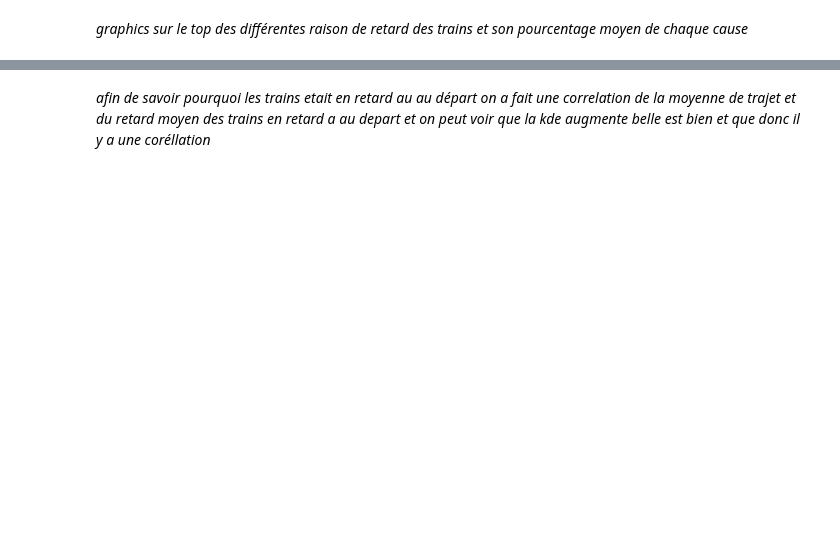
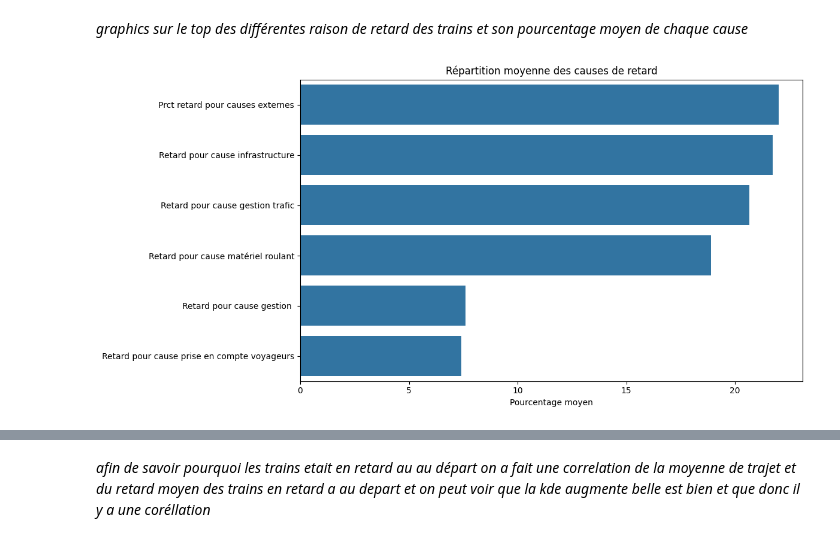
Before and after one commit to Vutivo/tardis, a Jupyter notebook: tardis_eda.ipynb, the cells around one changed output, grey strips where cells are left out. Drawn from its saved outputs; the diff is of its cells as text; code cells hidden in the pictures; blank space fills up the shorter version.

```diff
--- a/tardis_eda.ipynb
+++ b/tardis_eda.ipynb
@@ -232,20 +185,27 @@ plt.grid(True, linestyle="--", alpha=0.7) # adding a grid to the graph linestyle
 # %%
 causes = [  # lists all causes of dataset delays
     "Prct retard pour causes externes",
     "Prct retard pour cause infrastructure",
     "Prct retard pour cause gestion trafic",
     "Prct retard pour cause matériel roulant",
     "Prct retard pour cause gestion en gare et réutilisation de matériel",
     "Prct retard pour cause prise en compte voyageurs (affluence, gestions PSH, correspondances)"
 ]
 mean_causes = df[causes].mean().sort_values(ascending=False) # Select only the causes mentioned above, calculate the average of each column with mean() (each cause is a column) and output value. false sorts in descending order to create a top list.
 
 plt.figure(figsize=(12, 6)) # figure create a new drawing area and figsize changes the size of the drawing
-sns.barplot(x=mean_causes.values, y=mean_causes.index) # creates a bar chart with x and y: x = the numerical values of the average delays for each cause, y = the names of the causes
+sns.barplot(x=mean_causes.values, y=["Prct retard pour causes externes",
+    "Retard pour cause infrastructure",
+    "Retard pour cause gestion trafic",
+    "Retard pour cause matériel roulant",
+    "Retard pour cause gestion ",
+    "Retard pour cause prise en compte voyageurs"]) # creates a bar chart with x and y: x = the numerical values of the average delays for each cause, y = the names of the causes
 
 plt.title("Répartition moyenne des causes de retard") # allows you to add a title to the graph
 plt.xlabel("Pourcentage moyen") # xlabel defines the x-axis of the graph, which is the average percentage
 plt.tight_layout() # simply allows for a ‘compact’ layout, so that it looks better
+# %% [output]
+[figure, added]
 # %%
 # de la moyenne de trajet et du retard moyen des trains en retard a l'arrivée et on peut voir
 # que la kde augmente belle est bien et que donc il y a une coréllation"
```
Also changed, not shown: parts of 11 cells of this notebook, 3 other files.
